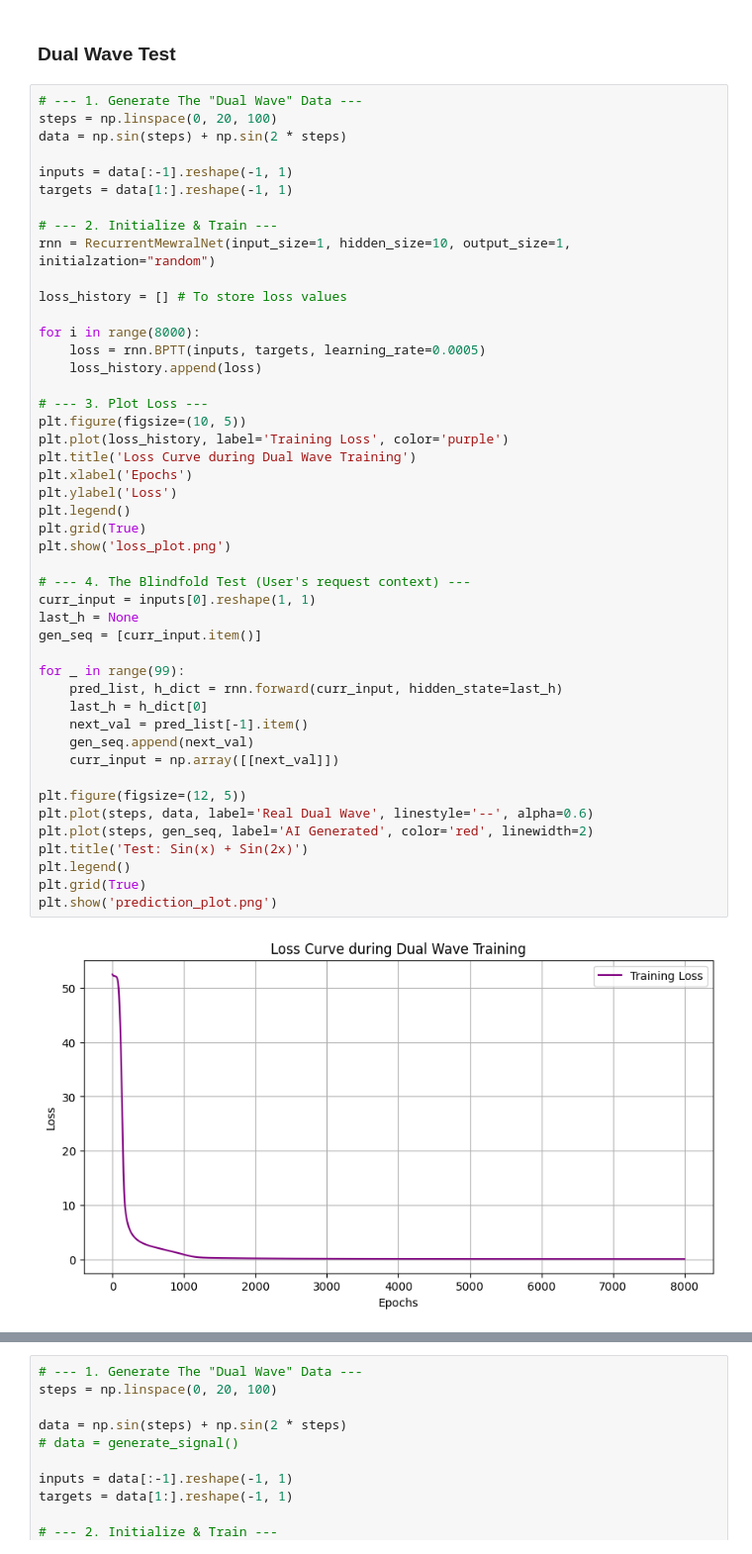
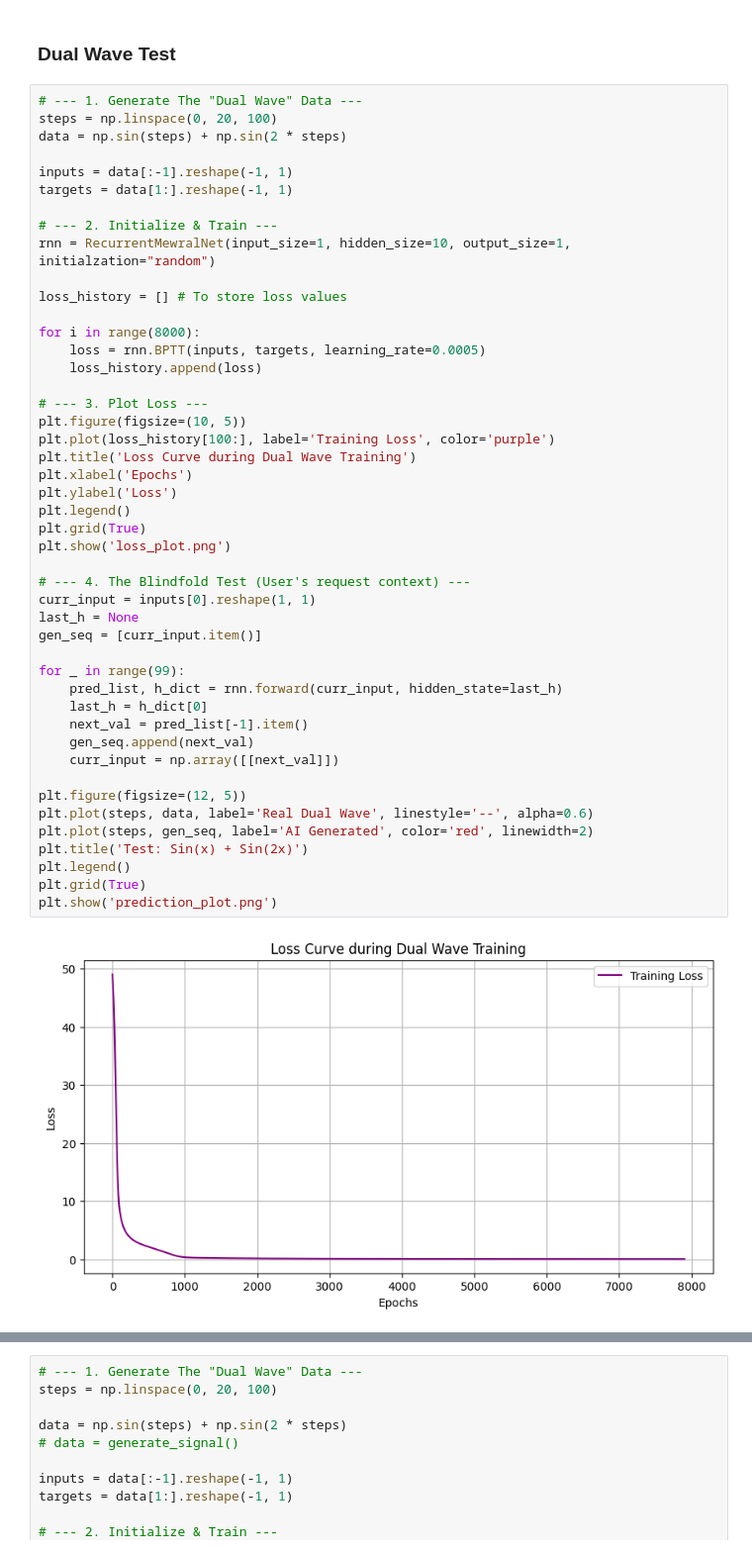
Before and after one commit to Algio-Nightly/MewralNet-NeuralNet-from-scratch, a Jupyter notebook: newral-net.ipynb, the cells around one changed output, grey strips where cells are left out. Shown at 99% size. Drawn from its saved outputs; the diff is of its cells as text.

```diff
--- a/newral-net.ipynb
+++ b/newral-net.ipynb
@@ -187,32 +187,32 @@ for i in range(8000):
 
 # --- 3. Plot Loss ---
 plt.figure(figsize=(10, 5))
-plt.plot(loss_history, label='Training Loss', color='purple')
+plt.plot(loss_history[100:], label='Training Loss', color='purple')
 plt.title('Loss Curve during Dual Wave Training')
 plt.xlabel('Epochs')
 plt.ylabel('Loss')
 plt.legend()
 plt.grid(True)
 plt.show('loss_plot.png')
 
 # --- 4. The Blindfold Test (User's request context) ---
 curr_input = inputs[0].reshape(1, 1)
 last_h = None
 gen_seq = [curr_input.item()]
 
 for _ in range(99):
     pred_list, h_dict = rnn.forward(curr_input, hidden_state=last_h)
     last_h = h_dict[0]
     next_val = pred_list[-1].item()
     gen_seq.append(next_val)
     curr_input = np.array([[next_val]])
 
 plt.figure(figsize=(12, 5))
 plt.plot(steps, data, label='Real Dual Wave', linestyle='--', alpha=0.6)
 plt.plot(steps, gen_seq, label='AI Generated', color='red', linewidth=2)
 plt.title('Test: Sin(x) + Sin(2x)')
 plt.legend()
 plt.grid(True)
 plt.show('prediction_plot.png')
 # %% [output]
-[figure, old version]
+[figure, new version]
```
Also changed, not shown: parts of 1 cell of this notebook, 5 other files.
